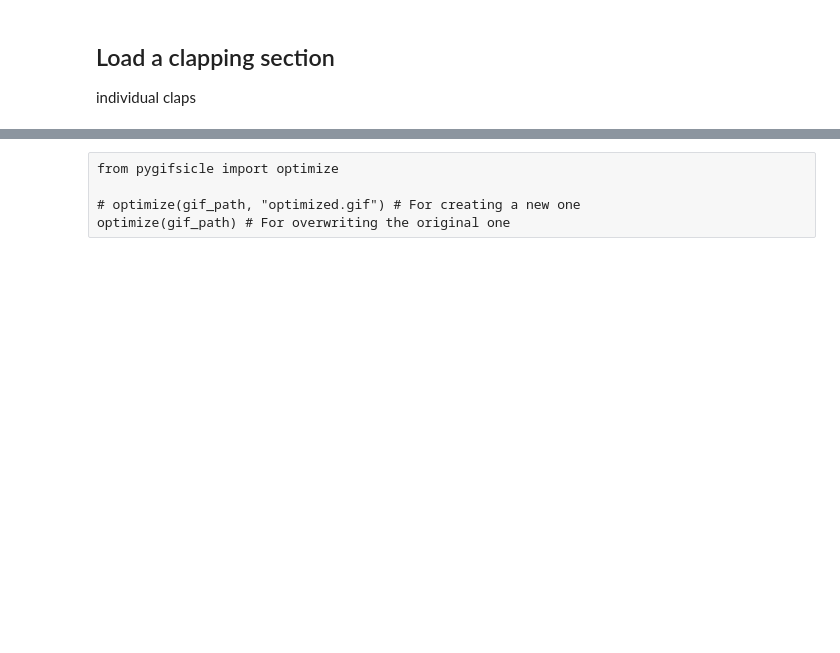
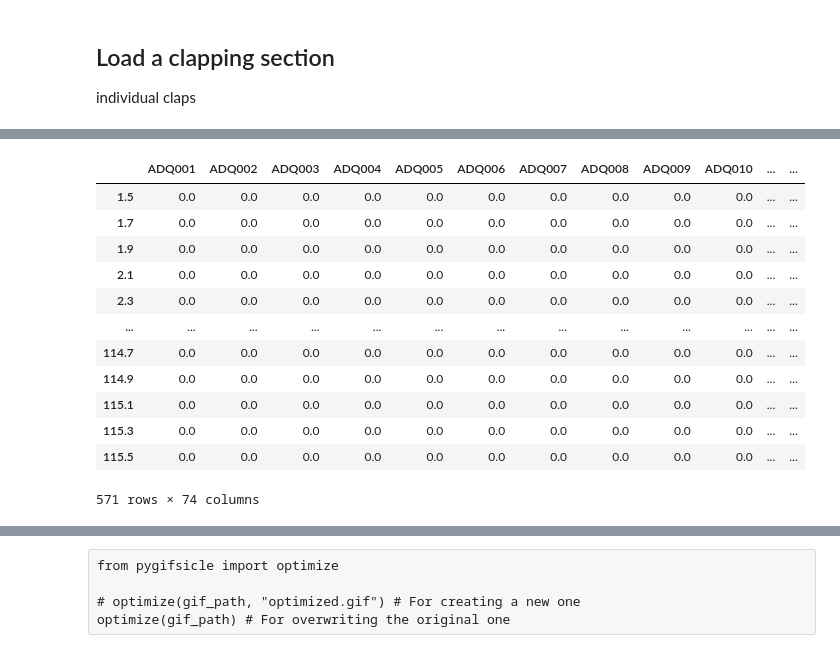
Before and after one commit to finn42/Clapping_Coordination, a Jupyter notebook: Clapping_Locations.ipynb, the cells around one changed output, grey strips where cells are left out. Cells and saved outputs as stored; diff of their text form; code cells hidden in the pictures; blank space fills up the shorter version.

```diff
--- a/Clapping_Locations.ipynb
+++ b/Clapping_Locations.ipynb
@@ -164 +153,20 @@ Clap_Feats.fillna(0,inplace = True)
+# %%
+ClapDets=partDets.loc[partDets['Participant_Code'].isin(Clap_Feats.columns),:]
+#Clap_Feats = Clap_Feats[ClapDets['Participant_Code']]
+Clap_Feats.fillna(0,inplace = True)
+Clap_Feats
+# %% [output]
+|  | ADQ001 | ADQ002 | ADQ003 | ADQ004 | ADQ005 | ADQ006 | ADQ007 | ADQ008 | ADQ009 | ADQ010 | ... | ... |
+| 1.5 | 0.0 | 0.0 | 0.0 | 0.0 | 0.0 | 0.0 | 0.0 | 0.0 | 0.0 | 0.0 | ... | ... |
+| 1.7 | 0.0 | 0.0 | 0.0 | 0.0 | 0.0 | 0.0 | 0.0 | 0.0 | 0.0 | 0.0 | ... | ... |
+| 1.9 | 0.0 | 0.0 | 0.0 | 0.0 | 0.0 | 0.0 | 0.0 | 0.0 | 0.0 | 0.0 | ... | ... |
+| 2.1 | 0.0 | 0.0 | 0.0 | 0.0 | 0.0 | 0.0 | 0.0 | 0.0 | 0.0 | 0.0 | ... | ... |
+| 2.3 | 0.0 | 0.0 | 0.0 | 0.0 | 0.0 | 0.0 | 0.0 | 0.0 | 0.0 | 0.0 | ... | ... |
+| ... | ... | ... | ... | ... | ... | ... | ... | ... | ... | ... | ... | ... |
+| 114.7 | 0.0 | 0.0 | 0.0 | 0.0 | 0.0 | 0.0 | 0.0 | 0.0 | 0.0 | 0.0 | ... | ... |
+| 114.9 | 0.0 | 0.0 | 0.0 | 0.0 | 0.0 | 0.0 | 0.0 | 0.0 | 0.0 | 0.0 | ... | ... |
+| 115.1 | 0.0 | 0.0 | 0.0 | 0.0 | 0.0 | 0.0 | 0.0 | 0.0 | 0.0 | 0.0 | ... | ... |
+| 115.3 | 0.0 | 0.0 | 0.0 | 0.0 | 0.0 | 0.0 | 0.0 | 0.0 | 0.0 | 0.0 | ... | ... |
+| 115.5 | 0.0 | 0.0 | 0.0 | 0.0 | 0.0 | 0.0 | 0.0 | 0.0 | 0.0 | 0.0 | ... | ... |
+571 rows × 74 columns
 # %%
```
Also changed, not shown: parts of 13 cells of this notebook, 16 other files.
